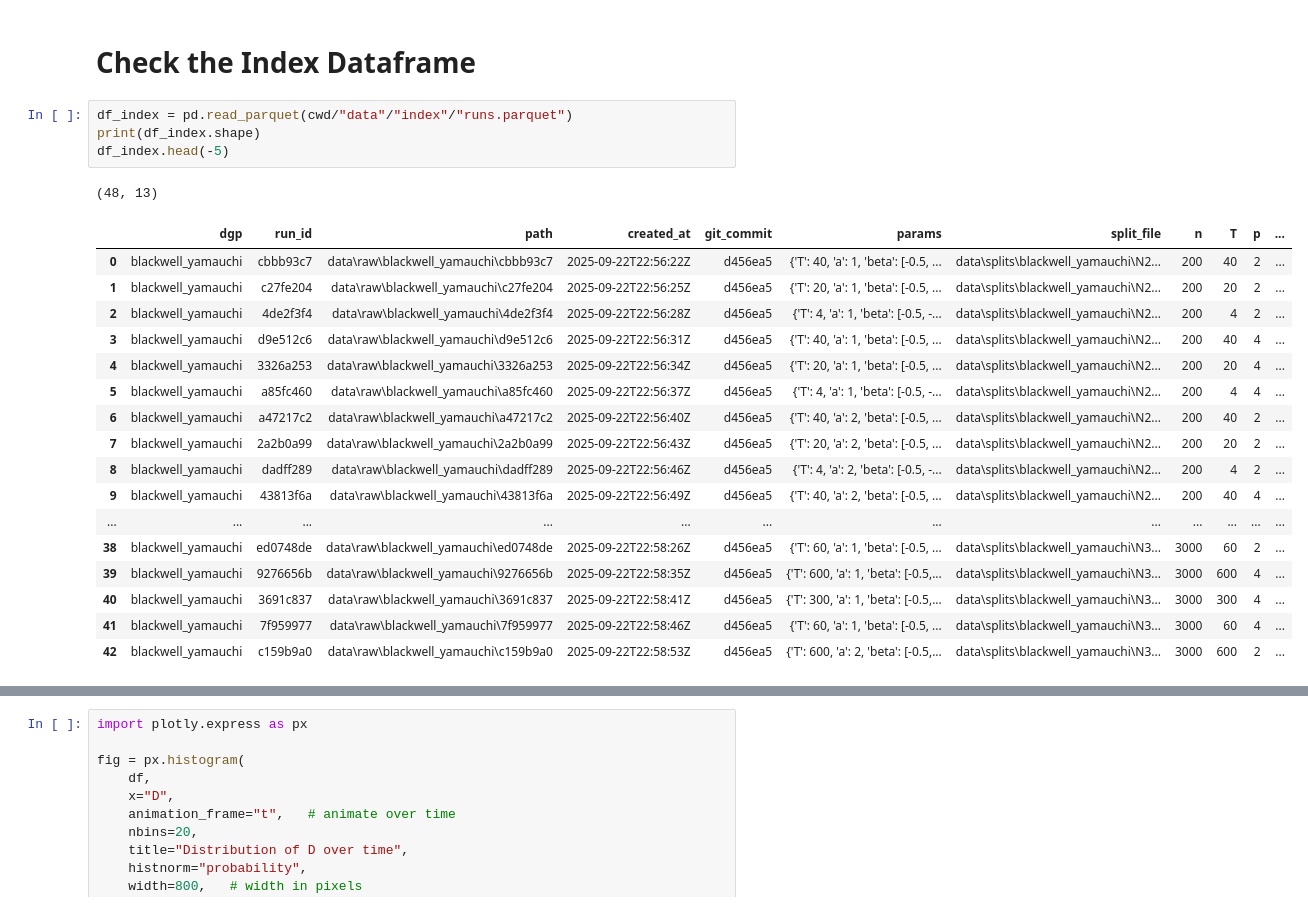
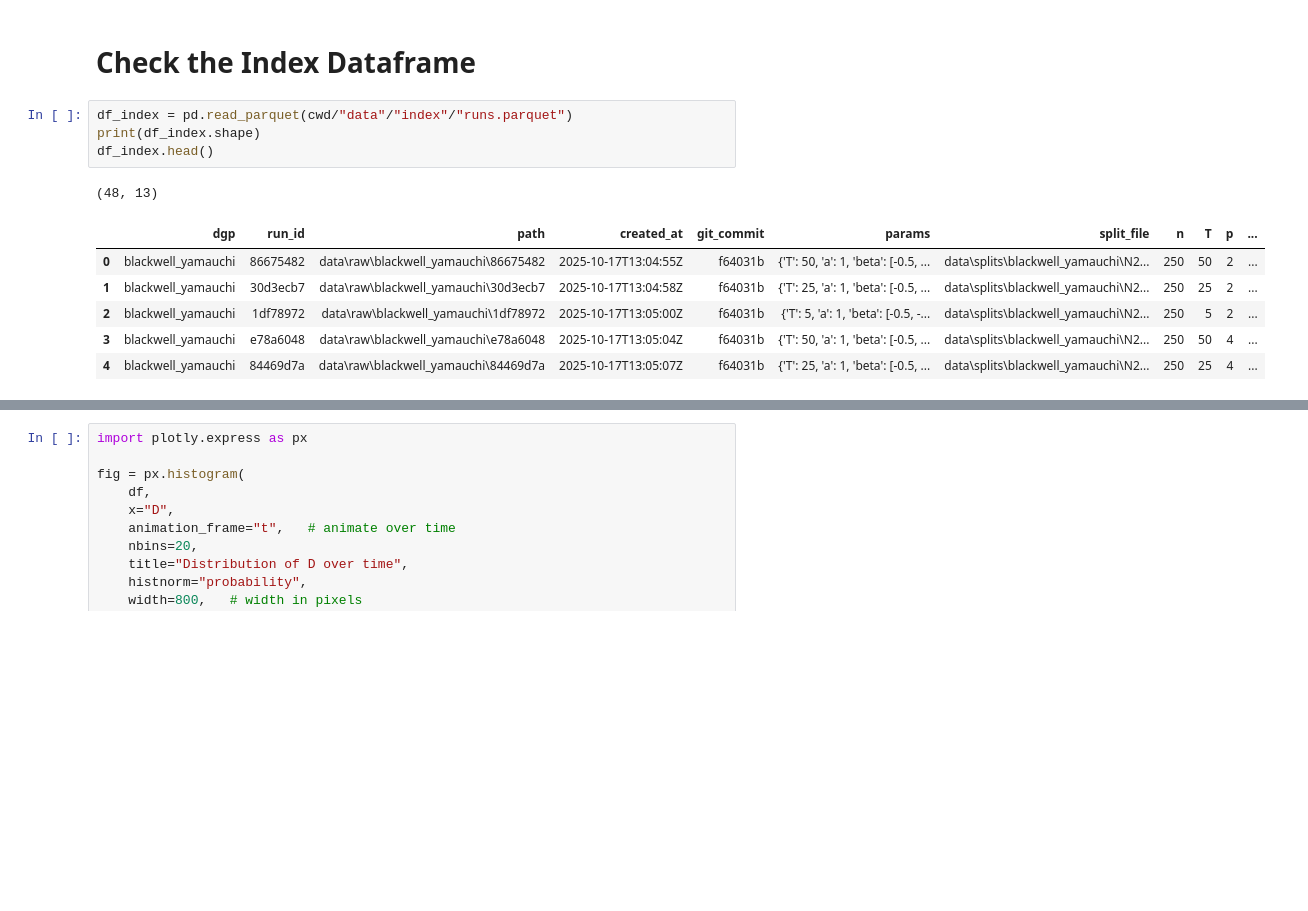
Before and after one commit to Ali-Setareh/SeqGPLVM_FEMSM, a Jupyter notebook: notebooks/data_inspection.ipynb, the cells around one changed output, grey strips where cells are left out. Saved outputs shown, nothing was run; the diff lists cells and outputs as text; blank space fills up the shorter version.

```diff
--- a/notebooks/data_inspection.ipynb
+++ b/notebooks/data_inspection.ipynb
@@ -18,26 +18,15 @@ import matplotlib.pyplot as plt
 # %%
 df_index = pd.read_parquet(cwd/"data"/"index"/"runs.parquet")
 print(df_index.shape)
-df_index.head(-5)
+df_index.head()
 # %% [output]
 (48, 13)
 |  | dgp | run_id | path | created_at | git_commit | params | split_file | n | T | p | ... |
-| 0 | blackwell_yamauchi | cbbb93c7 | data\raw\blackwell_yamauchi\cbbb93c7 | 2025-09-22T22:56:22Z | d456ea5 | {'T': 40, 'a': 1, 'beta': [-0.5, ... | data\splits\blackwell_yamauchi\N2... | 200 | 40 | 2 | ... |
-| 1 | blackwell_yamauchi | c27fe204 | data\raw\blackwell_yamauchi\c27fe204 | 2025-09-22T22:56:25Z | d456ea5 | {'T': 20, 'a': 1, 'beta': [-0.5, ... | data\splits\blackwell_yamauchi\N2... | 200 | 20 | 2 | ... |
-| 2 | blackwell_yamauchi | 4de2f3f4 | data\raw\blackwell_yamauchi\4de2f3f4 | 2025-09-22T22:56:28Z | d456ea5 | {'T': 4, 'a': 1, 'beta': [-0.5, -... | data\splits\blackwell_yamauchi\N2... | 200 | 4 | 2 | ... |
-| 3 | blackwell_yamauchi | d9e512c6 | data\raw\blackwell_yamauchi\d9e512c6 | 2025-09-22T22:56:31Z | d456ea5 | {'T': 40, 'a': 1, 'beta': [-0.5, ... | data\splits\blackwell_yamauchi\N2... | 200 | 40 | 4 | ... |
-| 4 | blackwell_yamauchi | 3326a253 | data\raw\blackwell_yamauchi\3326a253 | 2025-09-22T22:56:34Z | d456ea5 | {'T': 20, 'a': 1, 'beta': [-0.5, ... | data\splits\blackwell_yamauchi\N2... | 200 | 20 | 4 | ... |
-| 5 | blackwell_yamauchi | a85fc460 | data\raw\blackwell_yamauchi\a85fc460 | 2025-09-22T22:56:37Z | d456ea5 | {'T': 4, 'a': 1, 'beta': [-0.5, -... | data\splits\blackwell_yamauchi\N2... | 200 | 4 | 4 | ... |
-| 6 | blackwell_yamauchi | a47217c2 | data\raw\blackwell_yamauchi\a47217c2 | 2025-09-22T22:56:40Z | d456ea5 | {'T': 40, 'a': 2, 'beta': [-0.5, ... | data\splits\blackwell_yamauchi\N2... | 200 | 40 | 2 | ... |
-| 7 | blackwell_yamauchi | 2a2b0a99 | data\raw\blackwell_yamauchi\2a2b0a99 | 2025-09-22T22:56:43Z | d456ea5 | {'T': 20, 'a': 2, 'beta': [-0.5, ... | data\splits\blackwell_yamauchi\N2... | 200 | 20 | 2 | ... |
-| 8 | blackwell_yamauchi | dadff289 | data\raw\blackwell_yamauchi\dadff289 | 2025-09-22T22:56:46Z | d456ea5 | {'T': 4, 'a': 2, 'beta': [-0.5, -... | data\splits\blackwell_yamauchi\N2... | 200 | 4 | 2 | ... |
-| 9 | blackwell_yamauchi | 43813f6a | data\raw\blackwell_yamauchi\43813f6a | 2025-09-22T22:56:49Z | d456ea5 | {'T': 40, 'a': 2, 'beta': [-0.5, ... | data\splits\blackwell_yamauchi\N2... | 200 | 40 | 4 | ... |
-| ... | ... | ... | ... | ... | ... | ... | ... | ... | ... | ... | ... |
-| 38 | blackwell_yamauchi | ed0748de | data\raw\blackwell_yamauchi\ed0748de | 2025-09-22T22:58:26Z | d456ea5 | {'T': 60, 'a': 1, 'beta': [-0.5, ... | data\splits\blackwell_yamauchi\N3... | 3000 | 60 | 2 | ... |
-| 39 | blackwell_yamauchi | 9276656b | data\raw\blackwell_yamauchi\9276656b | 2025-09-22T22:58:35Z | d456ea5 | {'T': 600, 'a': 1, 'beta': [-0.5,... | data\splits\blackwell_yamauchi\N3... | 3000 | 600 | 4 | ... |
-| 40 | blackwell_yamauchi | 3691c837 | data\raw\blackwell_yamauchi\3691c837 | 2025-09-22T22:58:41Z | d456ea5 | {'T': 300, 'a': 1, 'beta': [-0.5,... | data\splits\blackwell_yamauchi\N3... | 3000 | 300 | 4 | ... |
-| 41 | blackwell_yamauchi | 7f959977 | data\raw\blackwell_yamauchi\7f959977 | 2025-09-22T22:58:46Z | d456ea5 | {'T': 60, 'a': 1, 'beta': [-0.5, ... | data\splits\blackwell_yamauchi\N3... | 3000 | 60 | 4 | ... |
-| 42 | blackwell_yamauchi | c159b9a0 | data\raw\blackwell_yamauchi\c159b9a0 | 2025-09-22T22:58:53Z | d456ea5 | {'T': 600, 'a': 2, 'beta': [-0.5,... | data\splits\blackwell_yamauchi\N3... | 3000 | 600 | 2 | ... |
+| 0 | blackwell_yamauchi | 86675482 | data\raw\blackwell_yamauchi\86675482 | 2025-10-17T13:04:55Z | f64031b | {'T': 50, 'a': 1, 'beta': [-0.5, ... | data\splits\blackwell_yamauchi\N2... | 250 | 50 | 2 | ... |
+| 1 | blackwell_yamauchi | 30d3ecb7 | data\raw\blackwell_yamauchi\30d3ecb7 | 2025-10-17T13:04:58Z | f64031b | {'T': 25, 'a': 1, 'beta': [-0.5, ... | data\splits\blackwell_yamauchi\N2... | 250 | 25 | 2 | ... |
+| 2 | blackwell_yamauchi | 1df78972 | data\raw\blackwell_yamauchi\1df78972 | 2025-10-17T13:05:00Z | f64031b | {'T': 5, 'a': 1, 'beta': [-0.5, -... | data\splits\blackwell_yamauchi\N2... | 250 | 5 | 2 | ... |
+| 3 | blackwell_yamauchi | e78a6048 | data\raw\blackwell_yamauchi\e78a6048 | 2025-10-17T13:05:04Z | f64031b | {'T': 50, 'a': 1, 'beta': [-0.5, ... | data\splits\blackwell_yamauchi\N2... | 250 | 50 | 4 | ... |
+| 4 | blackwell_yamauchi | 84469d7a | data\raw\blackwell_yamauchi\84469d7a | 2025-10-17T13:05:07Z | f64031b | {'T': 25, 'a': 1, 'beta': [-0.5, ... | data\splits\blackwell_yamauchi\N2... | 250 | 25 | 4 | ... |
 # %%
 from utils.runs import load_by_params
 from itertools import product
```
Also changed, not shown: parts of 5 cells of this notebook, 1 other file.
